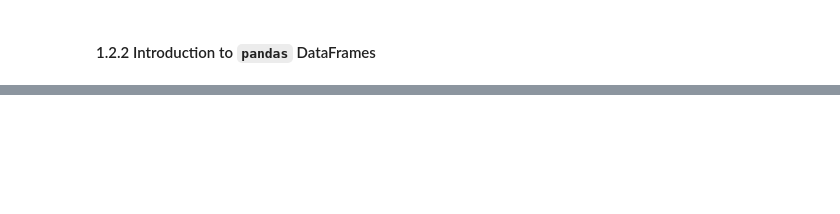
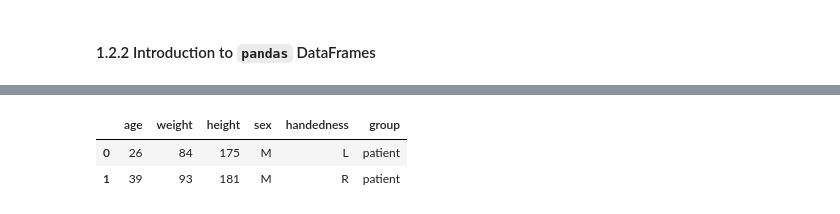
Before and after one commit to vigji/python-cimec-2025, a Jupyter notebook: practicals/Practicals_1.2.ipynb, the cells around one changed output, grey strips where cells are left out. Drawn from its saved outputs; the diff is of its cells as text; code cells hidden in the pictures; blank space fills up the shorter version.

```diff
--- a/practicals/Practicals_1.2.ipynb
+++ b/practicals/Practicals_1.2.ipynb
@@ -127,4 +195,9 @@ subjects_df.head()
 # %%
 # Select the first two rows of the dataframe:
+subjects_df.loc[:1, :]
+# %% [output]
+|  | age | weight | height | sex | handedness | group |
+| 0 | 26 | 84 | 175 | M | L | patient |
+| 1 | 39 | 93 | 181 | M | R | patient |
 # %%
 # Select the column of the dataframe containing the subjects weight using the name of the column:
```
Also changed, not shown: parts of 25 cells of this notebook, 1 other file.
